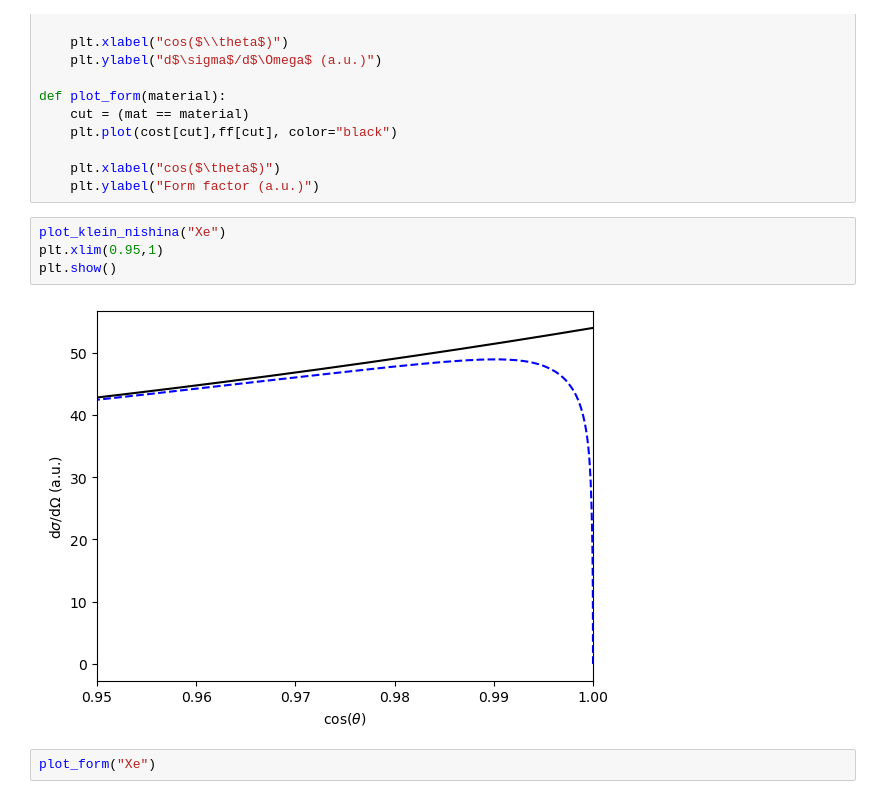
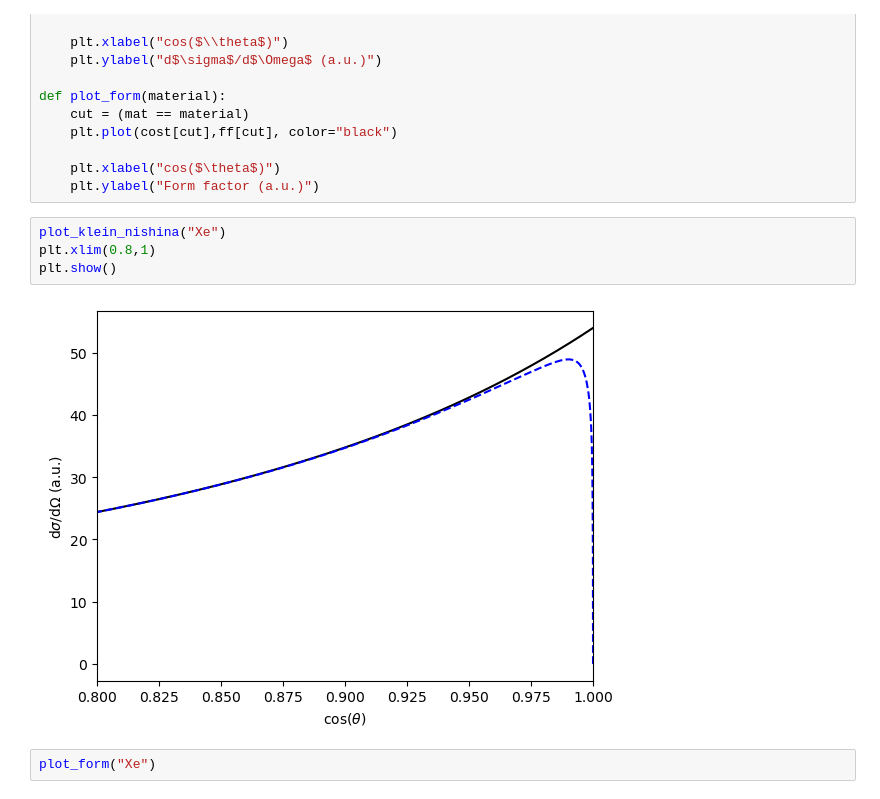
Before and after one commit to acolijn/G4FastSim, a Jupyter notebook: notebook/xsec_plot.ipynb, the cells around one changed output. Drawn from its saved outputs; the diff is of its cells as text.

```diff
--- a/notebook/xsec_plot.ipynb
+++ b/notebook/xsec_plot.ipynb
@@ -32,10 +32,10 @@ def plot_form(material):
     plt.ylabel("Form factor (a.u.)")
 # %%
 plot_klein_nishina("Xe")
-plt.xlim(0.95,1)
+plt.xlim(0.8,1)
 plt.show()
 # %% [output]
-[figure, old version]
+[figure, new version]
 # %%
 plot_form("Xe")
 # %% [output]
```
Also changed, not shown: 11 other files.
